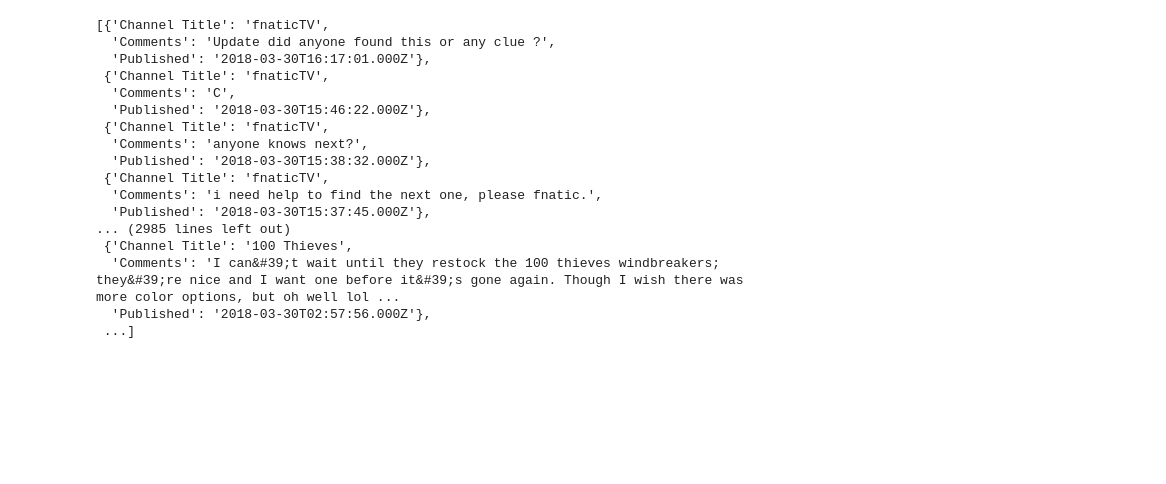
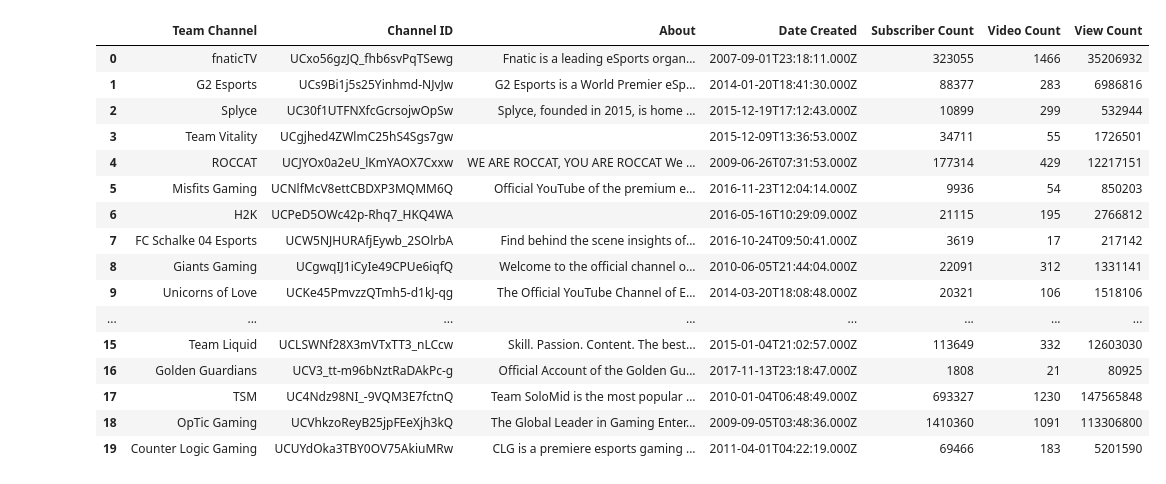
Before and after one commit to Savas21/Thebestteamever, a Jupyter notebook: YoutubeTeamChannels.ipynb, the cells around one changed output. Saved outputs shown, nothing was run; the diff lists cells and outputs as text; code cells hidden in the pictures; blank space fills up the shorter version.

```diff
--- a/YoutubeTeamChannels.ipynb
+++ b/YoutubeTeamChannels.ipynb
@@ -51,10 +50,10 @@ for team_channel in teams_Youtube_Channels:
     about.append(info['items'][0]['snippet']['description'])
     published.append(info['items'][0]['snippet']['publishedAt'])
 # %%
-dfNew = pd.DataFrame({
+#Channel Information
+channels = pd.DataFrame({
+                    "Team Channel": channel_Title,
                     "About": about,
                     "Date Created": published,
-                    "Channel ID": channel_ID},
-                    index = channel_Title
+                    "Channel ID": channel_ID}
                     )
-dfNew
@@ -78,0 +60,3 @@ dfNew
+# %%
+channels = channels[['Team Channel','Channel ID', 'About', 'Date Created']]
+channels
@@ -128,3 +130,24 @@ team_statistics_df
+# %%
+data = pd.merge(channels, team_statistics_df)
+data
+# %% [output]
+|  | Team Channel | Channel ID | About | Date Created | Subscriber Count | Video Count | View Count |
+| 0 | fnaticTV | UCxo56gzJQ_fhb6svPqTSewg | Fnatic is a leading eSports organ... | 2007-09-01T23:18:11.000Z | 323055 | 1466 | 35206932 |
+| 1 | G2 Esports | UCs9Bi1j5s25Yinhmd-NJvJw | G2 Esports is a World Premier eSp... | 2014-01-20T18:41:30.000Z | 88377 | 283 | 6986816 |
+| 2 | Splyce | UC30f1UTFNXfcGcrsojwOpSw | Splyce, founded in 2015, is home ... | 2015-12-19T17:12:43.000Z | 10899 | 299 | 532944 |
+| 3 | Team Vitality | UCgjhed4ZWlmC25hS4Sgs7gw |  | 2015-12-09T13:36:53.000Z | 34711 | 55 | 1726501 |
+| 4 | ROCCAT | UCJYOx0a2eU_lKmYAOX7Cxxw | WE ARE ROCCAT, YOU ARE ROCCAT We ... | 2009-06-26T07:31:53.000Z | 177314 | 429 | 12217151 |
+| 5 | Misfits Gaming | UCNlfMcV8ettCBDXP3MQMM6Q | Official YouTube of the premium e... | 2016-11-23T12:04:14.000Z | 9936 | 54 | 850203 |
+| 6 | H2K | UCPeD5OWc42p-Rhq7_HKQ4WA |  | 2016-05-16T10:29:09.000Z | 21115 | 195 | 2766812 |
+| 7 | FC Schalke 04 Esports | UCW5NJHURAfjEywb_2SOlrbA | Find behind the scene insights of... | 2016-10-24T09:50:41.000Z | 3619 | 17 | 217142 |
+| 8 | Giants Gaming | UCgwqIJ1iCyIe49CPUe6iqfQ | Welcome to the official channel o... | 2010-06-05T21:44:04.000Z | 22091 | 312 | 1331141 |
+| 9 | Unicorns of Love | UCKe45PmvzzQTmh5-d1kJ-qg | The Official YouTube Channel of E... | 2014-03-20T18:08:48.000Z | 20321 | 106 | 1518106 |
+| ... | ... | ... | ... | ... | ... | ... | ... |
+| 15 | Team Liquid | UCLSWNf28X3mVTxTT3_nLCcw | Skill. Passion. Content. The best... | 2015-01-04T21:02:57.000Z | 113649 | 332 | 12603030 |
+| 16 | Golden Guardians | UCV3_tt-m96bNztRaDAkPc-g | Official Account of the Golden Gu... | 2017-11-13T23:18:47.000Z | 1808 | 21 | 80925 |
+| 17 | TSM | UC4Ndz98NI_-9VQM3E7fctnQ | Team SoloMid is the most popular ... | 2010-01-04T06:48:49.000Z | 693327 | 1230 | 147565848 |
+| 18 | OpTic Gaming | UCVhkzoReyB25jpFEeXjh3kQ | The Global Leader in Gaming Enter... | 2009-09-05T03:48:36.000Z | 1410360 | 1091 | 113306800 |
+| 19 | Counter Logic Gaming | UCUYdOka3TBY0OV75AkiuMRw | CLG is a premiere esports gaming ... | 2011-04-01T04:22:19.000Z | 69466 | 183 | 5201590 |
 # %%
 #Save the responses to Resources folder
 with open('Resources/Team_channel_stats.json', 'w') as outfile:
@@ -142,33 +164,35 @@ parameters = {"part": 'snippet,replies',
 # %%
 channelComment_url = 'https://www.googleapis.com/youtube/v3/commentThreads'
 # %%
-comments = []
+sentiments = []
 final=[]
+
 for k, v in channel_KV.items():
     parameters["allThreadsRelatedToChannelId"] = k
     comments = requests.get(channelComment_url, params=parameters).json()
 
+    counter = 1
+
     for x in range (comments['pageInfo']['totalResults']):
-        final.append({"Channel Title": v,
-                      "Comments":comments['items'][x]['snippet']['topLevelComment']['snippet']['textDisplay'],
-                      "Published":comments['items'][x]['snippet']['topLevelComment']['snippet']['publishedAt']})
-final
+        comment = comments['items'][x]['snippet']['topLevelComment']['snippet']['textDisplay']
+        published = comments['items'][x]['snippet']['topLevelComment']['snippet']['publishedAt']
+
+
+        # Run Vader Analysis on each tweet
+        compound = analyzer.polarity_scores(comment)["compound"]
+        pos = analyzer.polarity_scores(comment)["pos"]
+        neu = analyzer.polarity_scores(comment)["neu"]
+        neg = analyzer.polarity_scores(comment)["neg"]
+
+        # Add sentiments for each tweet into an array
+        sentiments.append({"Channel Title": v,
+                           "Comments":comment,
+                           "Published": published,
+                           "Compound": compound,
+                           "Positive": pos,
+                           "Negative": neu,
+                           "Neutral": neg,
+                           "Comment Count ": counter})
+        # Add to counter
+        counter += 1
-# %% [output]
-[{'Channel Title': 'fnaticTV',
-  'Comments': 'Update did anyone found this or any clue ?',
-  'Published': '2018-03-30T16:17:01.000Z'},
- {'Channel Title': 'fnaticTV',
-  'Comments': 'C',
-  'Published': '2018-03-30T15:46:22.000Z'},
- {'Channel Title': 'fnaticTV',
-  'Comments': 'anyone knows next?',
-  'Published': '2018-03-30T15:38:32.000Z'},
- {'Channel Title': 'fnaticTV',
-  'Comments': 'i need help to find the next one, please fnatic.',
-  'Published': '2018-03-30T15:37:45.000Z'},
-... (2985 lines left out)
- {'Channel Title': '100 Thieves',
-  'Comments': 'I can&#39;t wait until they restock the 100 thieves windbreakers; they&#39;re nice and I want one before it&#39;s gone again. Though I wish there was more color options, but oh well lol ...
-  'Published': '2018-03-30T02:57:56.000Z'},
- ...]
 # %%
```
Also changed, not shown: parts of 8 cells of this notebook, 3 other files.
